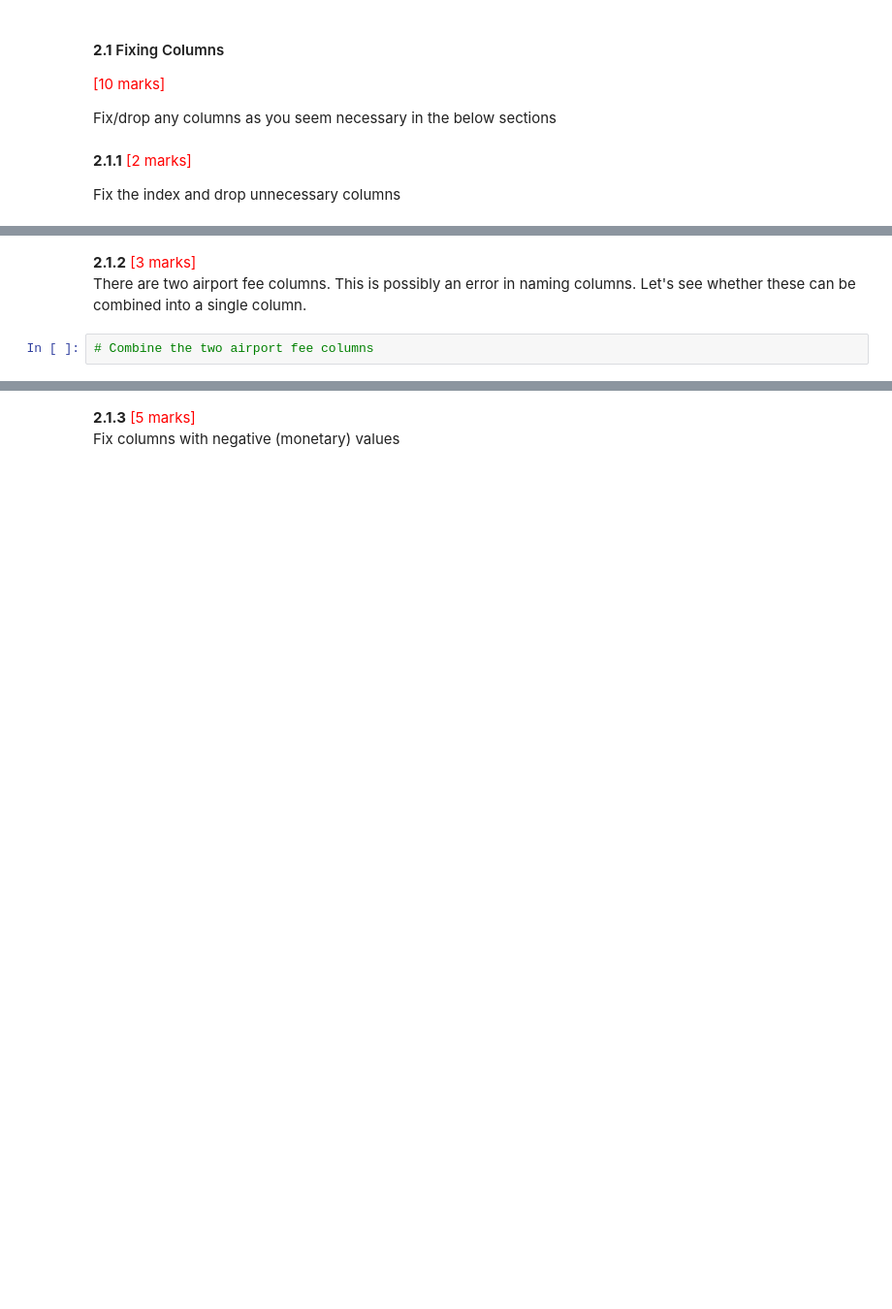
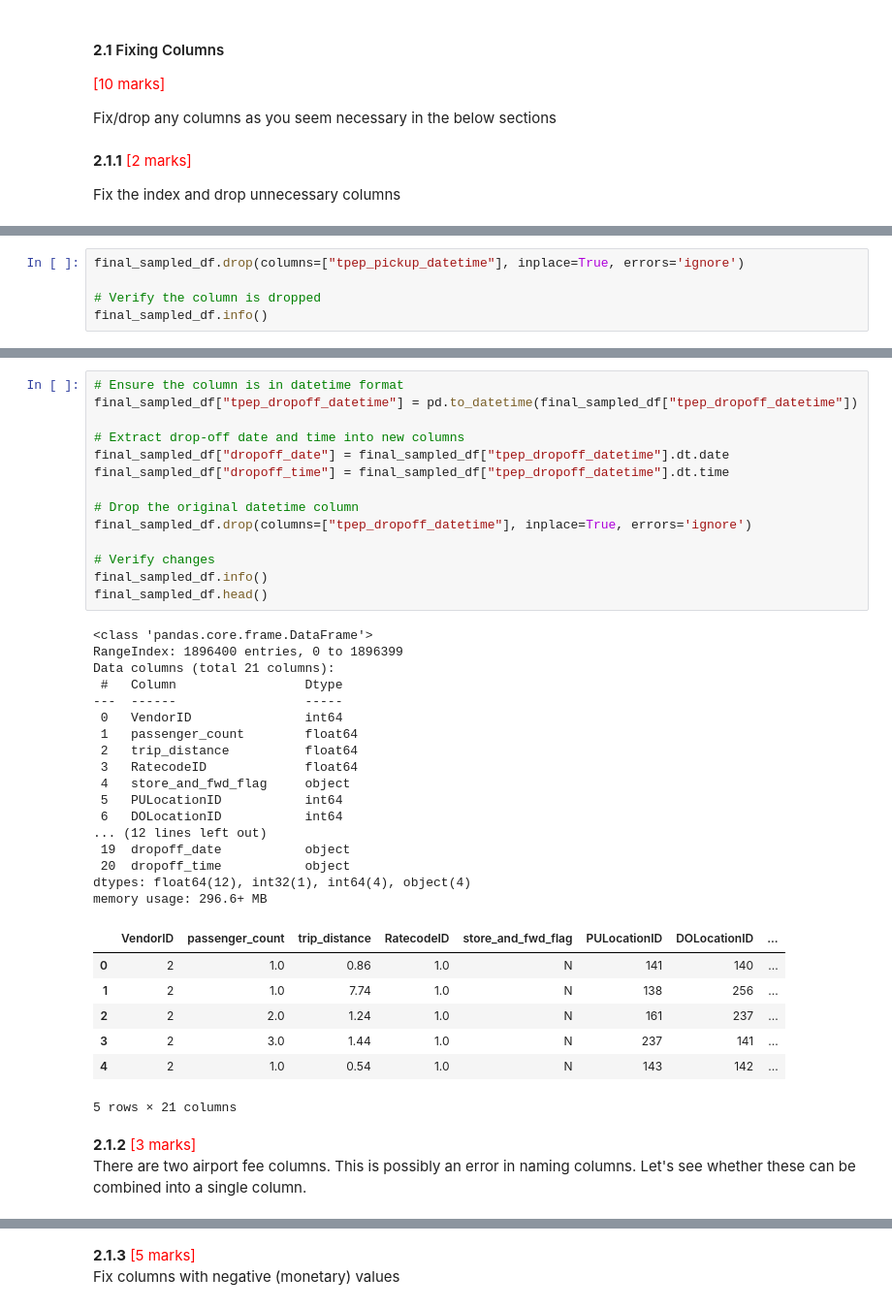
Before and after one commit to arnavxyz/EDA_Optimising_NYC_Taxis_Arnav_Dubey, a Jupyter notebook: EDA_Assg_NYC_Taxi_Starter.ipynb, the cells around one changed output, grey strips where cells are left out. Shown: that part at 97% size. Saved outputs shown, nothing was run; the diff lists cells and outputs as text; blank space fills up the shorter version.

```diff
--- a/EDA_Assg_NYC_Taxi_Starter.ipynb
+++ b/EDA_Assg_NYC_Taxi_Starter.ipynb
@@ -320,0 +366,5 @@ Fix the index and drop unnecessary columns
+# %%
+final_sampled_df.drop(columns=["tpep_pickup_datetime"], inplace=True, errors='ignore')
+
+# Verify the column is dropped
+final_sampled_df.info()
@@ -321,5 +389,42 @@ Fix the index and drop unnecessary columns
+# %%
+# Ensure the column is in datetime format
+final_sampled_df["tpep_dropoff_datetime"] = pd.to_datetime(final_sampled_df["tpep_dropoff_datetime"])
+
+# Extract drop-off date and time into new columns
+final_sampled_df["dropoff_date"] = final_sampled_df["tpep_dropoff_datetime"].dt.date
+final_sampled_df["dropoff_time"] = final_sampled_df["tpep_dropoff_datetime"].dt.time
+
+# Drop the original datetime column
+final_sampled_df.drop(columns=["tpep_dropoff_datetime"], inplace=True, errors='ignore')
+
+# Verify changes
+final_sampled_df.info()
+final_sampled_df.head()
+# %% [output]
+<class 'pandas.core.frame.DataFrame'>
+RangeIndex: 1896400 entries, 0 to 1896399
+Data columns (total 21 columns):
+ #   Column                 Dtype
+---  ------                 -----
+ 0   VendorID               int64
+ 1   passenger_count        float64
+ 2   trip_distance          float64
+ 3   RatecodeID             float64
+ 4   store_and_fwd_flag     object
+ 5   PULocationID           int64
+ 6   DOLocationID           int64
+... (12 lines left out)
+ 19  dropoff_date           object
+ 20  dropoff_time           object
+dtypes: float64(12), int32(1), int64(4), object(4)
+memory usage: 296.6+ MB
+|  | VendorID | passenger_count | trip_distance | RatecodeID | store_and_fwd_flag | PULocationID | DOLocationID | ... |
+| 0 | 2 | 1.0 | 0.86 | 1.0 | N | 141 | 140 | ... |
+| 1 | 2 | 1.0 | 7.74 | 1.0 | N | 138 | 256 | ... |
+| 2 | 2 | 2.0 | 1.24 | 1.0 | N | 161 | 237 | ... |
+| 3 | 2 | 3.0 | 1.44 | 1.0 | N | 237 | 141 | ... |
+| 4 | 2 | 1.0 | 0.54 | 1.0 | N | 143 | 142 | ... |
+5 rows × 21 columns
 # %% [markdown]
 **2.1.2** <font color = red>[3 marks]</font> <br>
 There are two airport fee columns. This is possibly an error in naming columns. Let's see whether these can be combined into a single column.
-# %%
-# Combine the two airport fee columns
```
Also changed, not shown: parts of 29 cells of this notebook.
